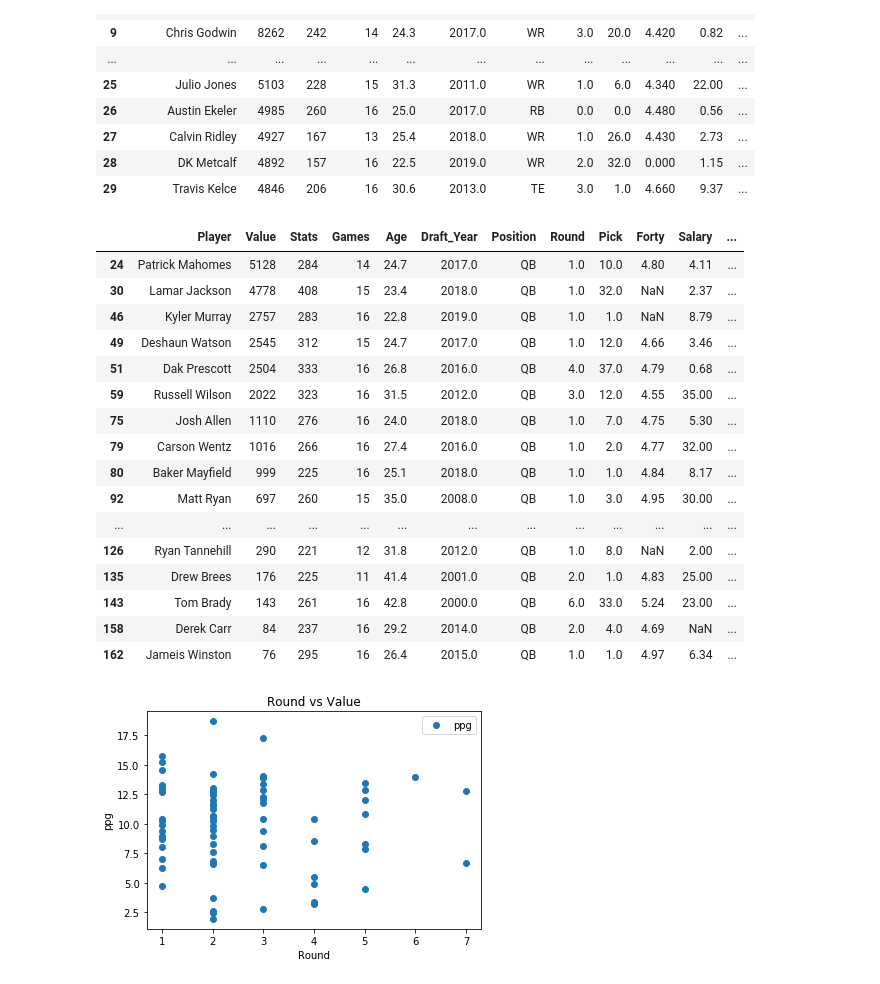
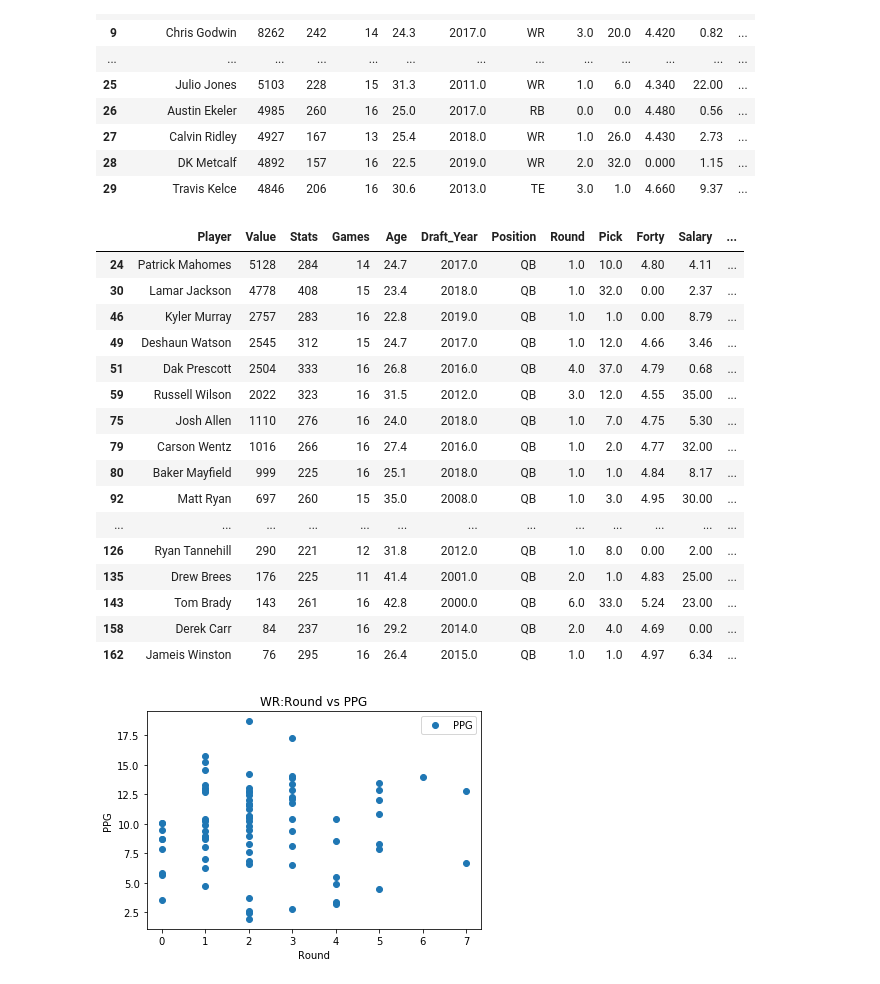
Before and after one commit to luriemr/FantasyFootball_Analyzer, a Jupyter notebook: FF_Dyno.ipynb, the cells around one changed output. Saved outputs shown, nothing was run; the diff lists cells and outputs as text; code cells hidden in the pictures.

```diff
--- a/FF_Dyno.ipynb
+++ b/FF_Dyno.ipynb
@@ -18,7 +18,7 @@ print(os.listdir('/Users/mr_lurie/dynastytrial'))
 # this code for my data frame, all of the missing values for the forty times would appear as
 # "nan" which is not good for your data analysis.
 dyno = pd.read_csv('/Users/mr_lurie/dynastytrial/FF_Data.csv', encoding = "ISO-8859-1").fillna(0)
-dyno['ppg'] = dyno['Stats'] / dyno['Games']
+dyno['PPG'] = dyno['Stats'] / dyno['Games']
 # %%
 dyno.head(30)
 # %% [output]
@@ -51,8 +51,8 @@ QBs.head(31)
 # %% [output]
 |  | Player | Value | Stats | Games | Age | Draft_Year | Position | Round | Pick | Forty | Salary | ... |
 | 24 | Patrick Mahomes | 5128 | 284 | 14 | 24.7 | 2017.0 | QB | 1.0 | 10.0 | 4.80 | 4.11 | ... |
-| 30 | Lamar Jackson | 4778 | 408 | 15 | 23.4 | 2018.0 | QB | 1.0 | 32.0 | NaN | 2.37 | ... |
-| 46 | Kyler Murray | 2757 | 283 | 16 | 22.8 | 2019.0 | QB | 1.0 | 1.0 | NaN | 8.79 | ... |
+| 30 | Lamar Jackson | 4778 | 408 | 15 | 23.4 | 2018.0 | QB | 1.0 | 32.0 | 0.00 | 2.37 | ... |
+| 46 | Kyler Murray | 2757 | 283 | 16 | 22.8 | 2019.0 | QB | 1.0 | 1.0 | 0.00 | 8.79 | ... |
 | 49 | Deshaun Watson | 2545 | 312 | 15 | 24.7 | 2017.0 | QB | 1.0 | 12.0 | 4.66 | 3.46 | ... |
 | 51 | Dak Prescott | 2504 | 333 | 16 | 26.8 | 2016.0 | QB | 4.0 | 37.0 | 4.79 | 0.68 | ... |
 | 59 | Russell Wilson | 2022 | 323 | 16 | 31.5 | 2012.0 | QB | 3.0 | 12.0 | 4.55 | 35.00 | ... |
@@ -61,16 +61,16 @@ QBs.head(31)
 | 80 | Baker Mayfield | 999 | 225 | 16 | 25.1 | 2018.0 | QB | 1.0 | 1.0 | 4.84 | 8.17 | ... |
 | 92 | Matt Ryan | 697 | 260 | 15 | 35.0 | 2008.0 | QB | 1.0 | 3.0 | 4.95 | 30.00 | ... |
 | ... | ... | ... | ... | ... | ... | ... | ... | ... | ... | ... | ... | ... |
-| 126 | Ryan Tannehill | 290 | 221 | 12 | 31.8 | 2012.0 | QB | 1.0 | 8.0 | NaN | 2.00 | ... |
+| 126 | Ryan Tannehill | 290 | 221 | 12 | 31.8 | 2012.0 | QB | 1.0 | 8.0 | 0.00 | 2.00 | ... |
 | 135 | Drew Brees | 176 | 225 | 11 | 41.4 | 2001.0 | QB | 2.0 | 1.0 | 4.83 | 25.00 | ... |
 | 143 | Tom Brady | 143 | 261 | 16 | 42.8 | 2000.0 | QB | 6.0 | 33.0 | 5.24 | 23.00 | ... |
-| 158 | Derek Carr | 84 | 237 | 16 | 29.2 | 2014.0 | QB | 2.0 | 4.0 | 4.69 | NaN | ... |
+| 158 | Derek Carr | 84 | 237 | 16 | 29.2 | 2014.0 | QB | 2.0 | 4.0 | 4.69 | 0.00 | ... |
 | 162 | Jameis Winston | 76 | 295 | 16 | 26.4 | 2015.0 | QB | 1.0 | 1.0 | 4.97 | 6.34 | ... |
 # %%
-WRs.plot(x='Round', y='ppg', style='o')
-plt.title('Round vs Value')
+WRs.plot(x='Round', y='PPG', style='o')
+plt.title('WR:Round vs PPG')
 plt.xlabel('Round')
-plt.ylabel('ppg')
+plt.ylabel('PPG')
 plt.show()
 # %% [output]
-[figure, old version]
+[figure, new version]
```
Also changed, not shown: parts of 1 cell of this notebook.
